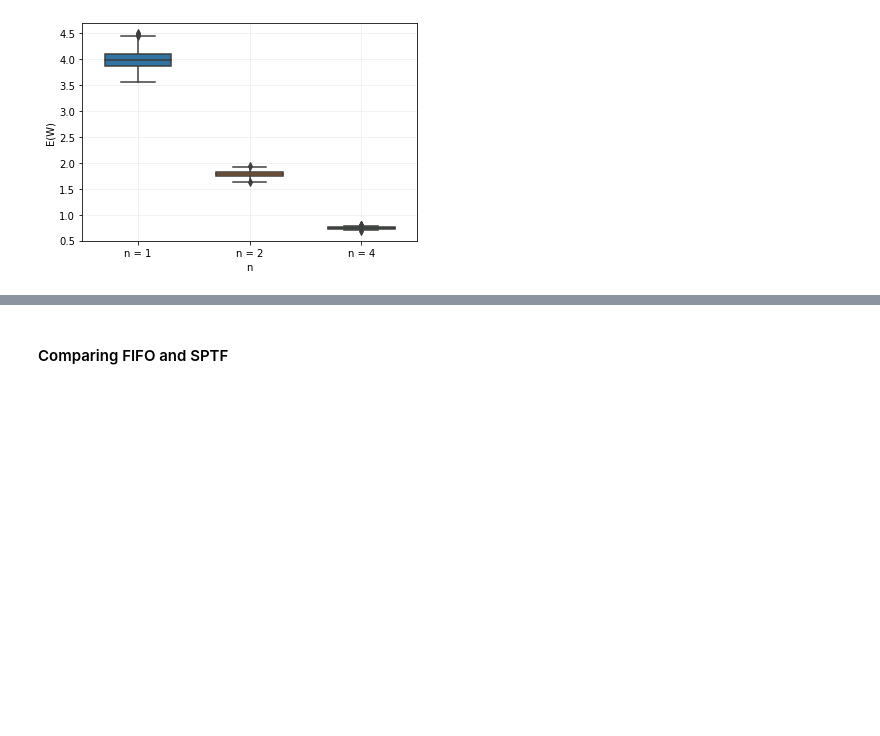
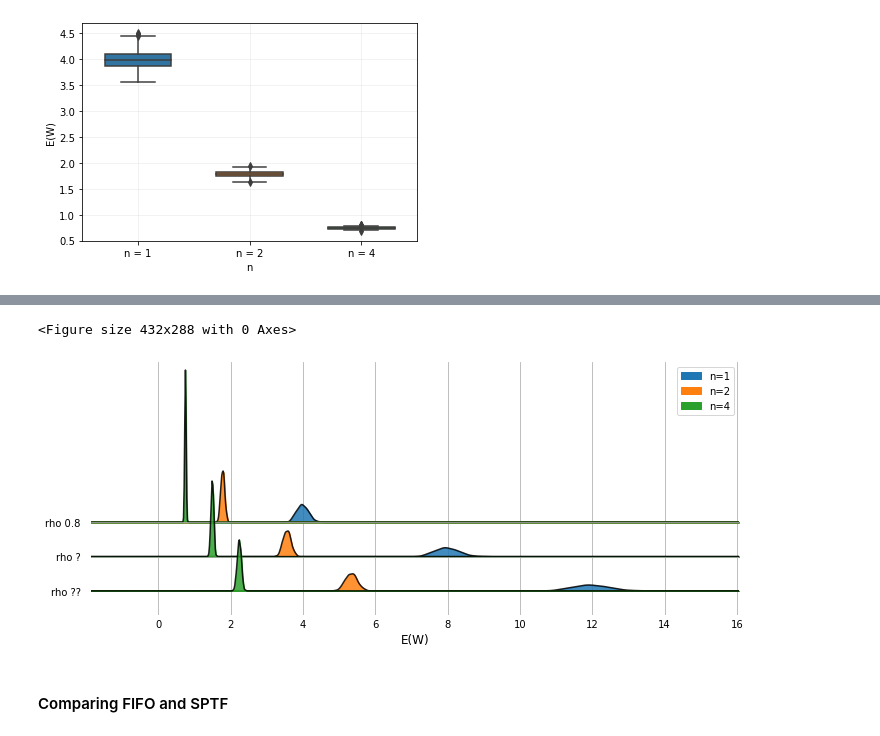
Before and after one commit to Maloup/Stochastic_assignment_2, a Jupyter notebook: Result_visualization.ipynb, the cells around one changed output, grey strips where cells are left out. Cells and saved outputs as stored; diff of their text form; code cells hidden in the pictures; blank space fills up the shorter version.

```diff
--- a/Result_visualization.ipynb
+++ b/Result_visualization.ipynb
@@ -203,3 +244,37 @@ plt.show()
+# %%
+values_n1 = np.array(stats_data_n1)
+values_n2 = np.array(stats_data_n2)
+values_n4 = np.array(stats_data_n4)
+data_rho_1 = np.array([np.repeat("rho 0.8", len(values_n1)), values_n1, values_n2, values_n4])
+data_rho_2 = np.array([np.repeat("rho ?", len(values_n1)), values_n1*2, values_n2*2, values_n4*2])
+data_rho_3 = np.array([np.repeat("rho ??",  len(values_n1)), values_n1*3, values_n2*3, values_n4*3])
+Data = np.concatenate([data_rho_1, data_rho_2, data_rho_3], axis = 1)
+
+df = pd.DataFrame(Data.T, columns = ["rho", "n=1", "n=2", "n=4" ])
+df = df.astype({"n=1": float})
+df = df.astype({"n=2": float})
+df = df.astype({"n=4": float})
+#display(df)
+
+plt.figure()
+ax, fig = joyplot(
+    data=df[['rho', 'n=1', 'n=2', 'n=4']],
+    by='rho',
+    column=['n=1', 'n=2', 'n=4'],
+    color=["tab:blue", "tab:orange", "tab:green"],
+    legend=True,
+    alpha=0.85,
+    overlap=3,
+    figsize=(10, 4),
+    #hist=True,
+    #bins = 200,
+    grid=True,
+)
+plt.xlabel('E(W)', fontsize=12)
+plt.show()
+# %% [output]
+<Figure size 432x288 with 0 Axes>
+[figure, added]
 # %% [markdown]
 #### Comparing FIFO and SPTF
 # %%
```
Also changed, not shown: parts of 8 cells of this notebook, 6 other files.
